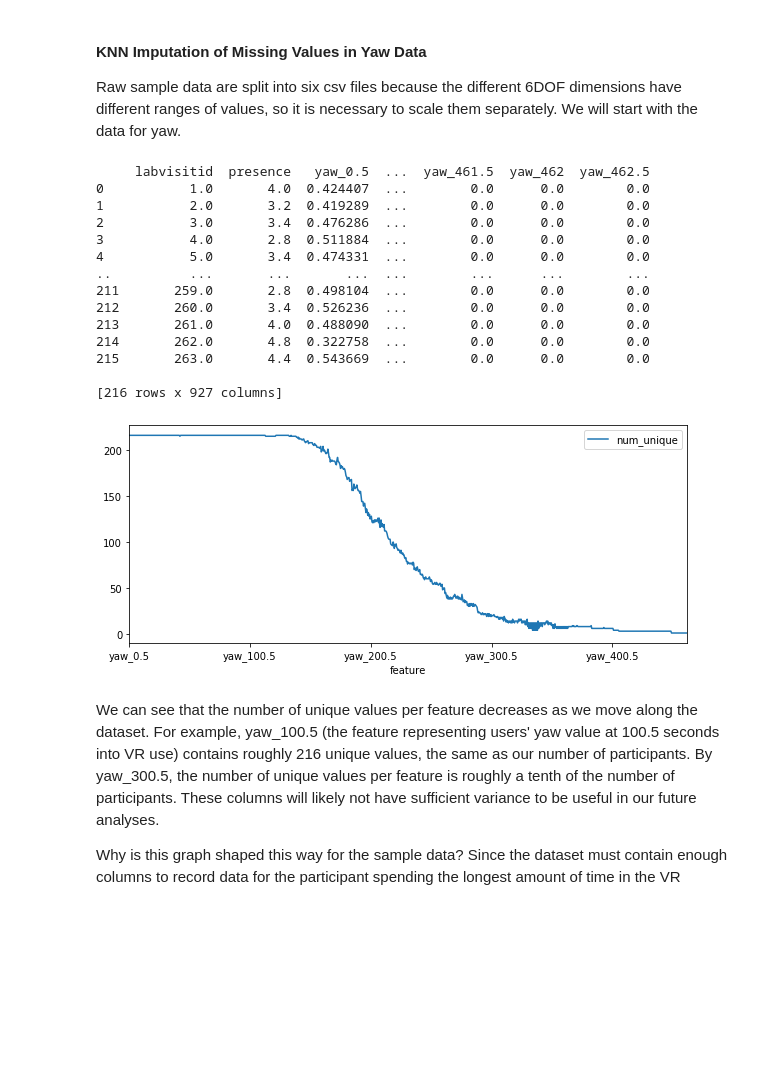
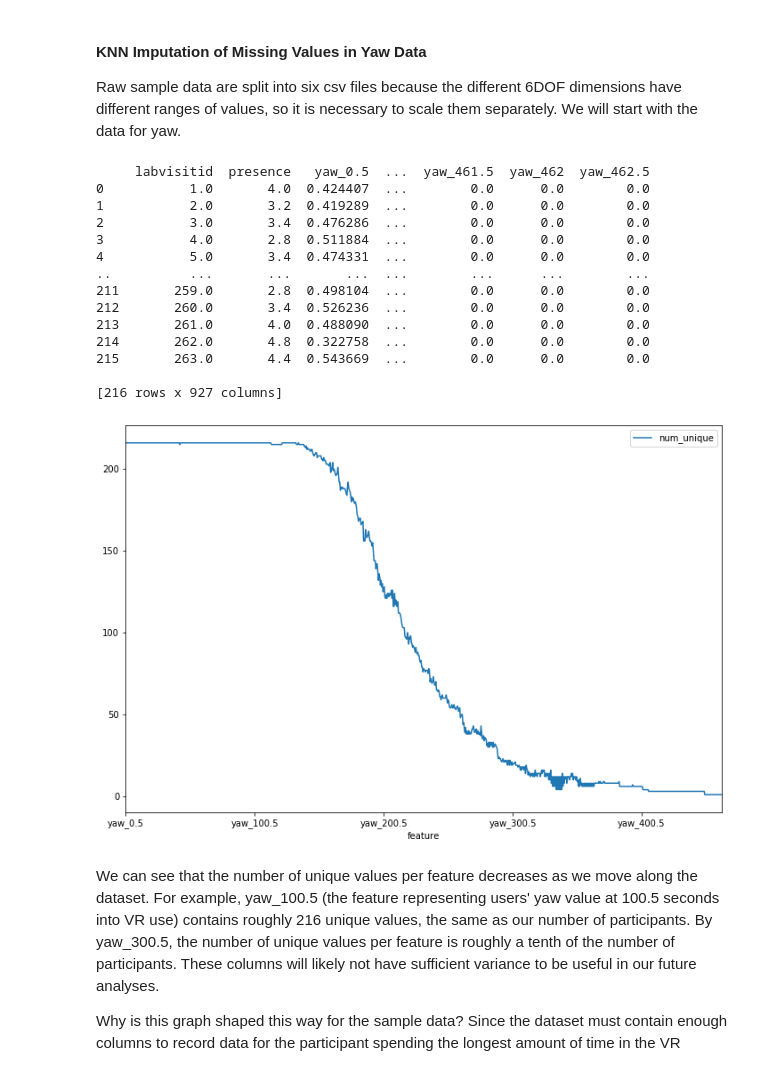
Before and after one commit to adolwick/BIOF509-Project, a Jupyter notebook: 1_KNN_imputation.ipynb, the cells around one changed output. Saved outputs shown, nothing was run; the diff lists cells and outputs as text; code cells hidden in the pictures; blank space fills up the shorter version.

```diff
--- a/1_KNN_imputation.ipynb
+++ b/1_KNN_imputation.ipynb
@@ -107,35 +107,35 @@ Raw sample data are split into six csv files because the different 6DOF dimensio
 #Create KNN_impute class object "yaw"
 #ID column and presence outcome column are specified not to be scaled.
 yaw = KNN_impute("Data_Yaw.csv", IDs = ['labvisitid', 'presence'])
 
 #We will use MinMaxScaler() to scale the data since these data are not normally distributed.
 yaw.scale(MinMaxScaler(), "yaw_scaled.csv")
 
 #We will use KNNImputer() on the sample data.
 yaw.impute(KNNImputer(n_neighbors=3))
 
 print(yaw.output_df)
 
-yaw.unique_viz("yaw_unique.csv", figsize=(10,4))
+yaw.unique_viz("yaw_unique.csv", figsize=(12,8))
 
 #This plot will allow us to decide where to truncate the data to remove columns with low variance.
 yawline = yaw.cutpoint_plot
 # %% [output]
      labvisitid  presence   yaw_0.5  ...  yaw_461.5  yaw_462  yaw_462.5
 0           1.0       4.0  0.424407  ...        0.0      0.0        0.0
 1           2.0       3.2  0.419289  ...        0.0      0.0        0.0
 2           3.0       3.4  0.476286  ...        0.0      0.0        0.0
 3           4.0       2.8  0.511884  ...        0.0      0.0        0.0
 4           5.0       3.4  0.474331  ...        0.0      0.0        0.0
 ..          ...       ...       ...  ...        ...      ...        ...
 211       259.0       2.8  0.498104  ...        0.0      0.0        0.0
 212       260.0       3.4  0.526236  ...        0.0      0.0        0.0
 213       261.0       4.0  0.488090  ...        0.0      0.0        0.0
 214       262.0       4.8  0.322758  ...        0.0      0.0        0.0
 215       263.0       4.4  0.543669  ...        0.0      0.0        0.0
 
 [216 rows x 927 columns]
-[figure, old version]
+[figure, new version]
 # %% [markdown]
 We can see that the number of unique values per feature decreases as we move along the dataset. For example, yaw_100.5 (the feature representing users' yaw value at 100.5 seconds into VR use) contains roughly 216 unique values, the same as our number of participants. By yaw_300.5, the number of unique values per feature is roughly a tenth of the number of participants. These columns will likely not have sufficient variance to be useful in our future analyses.
 
```
